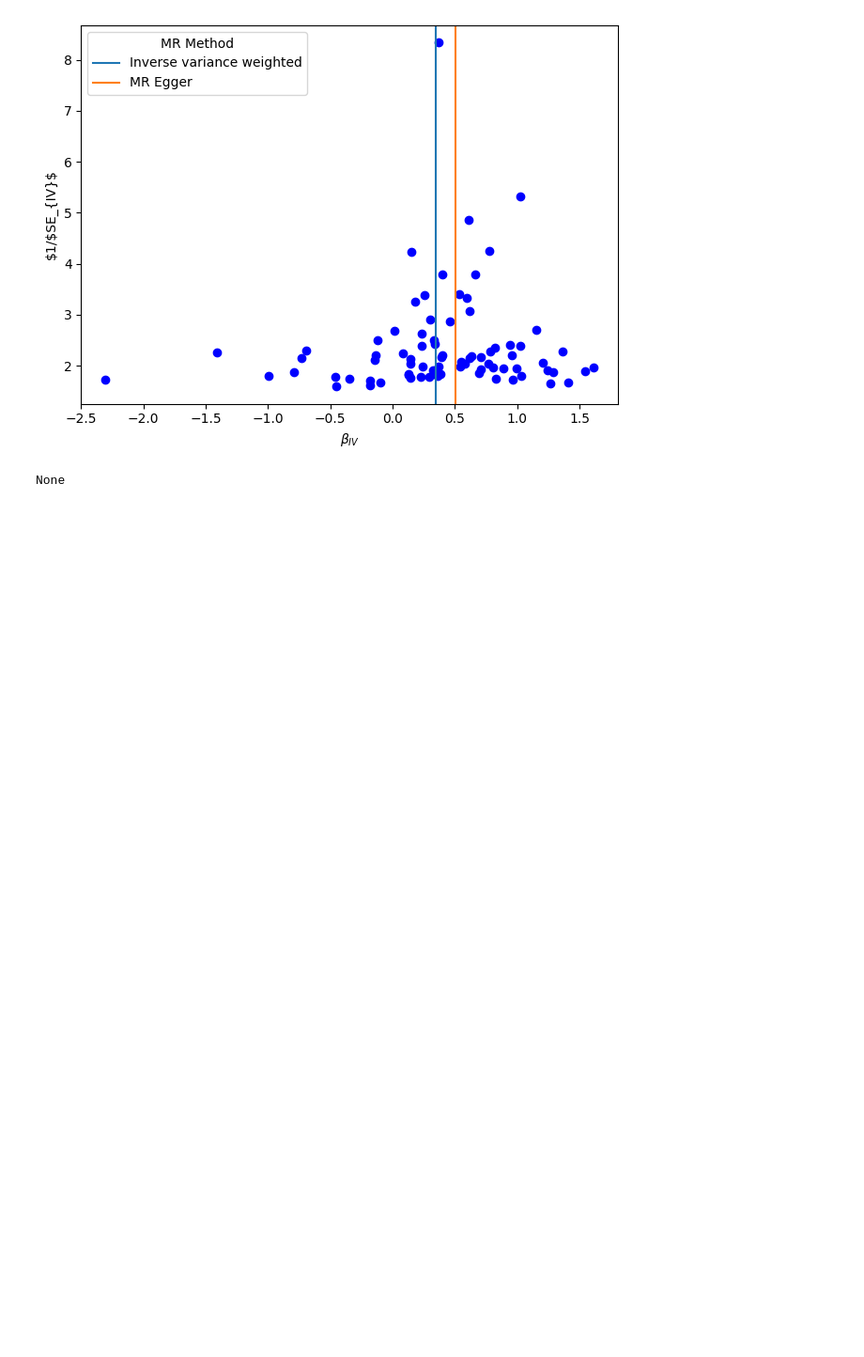
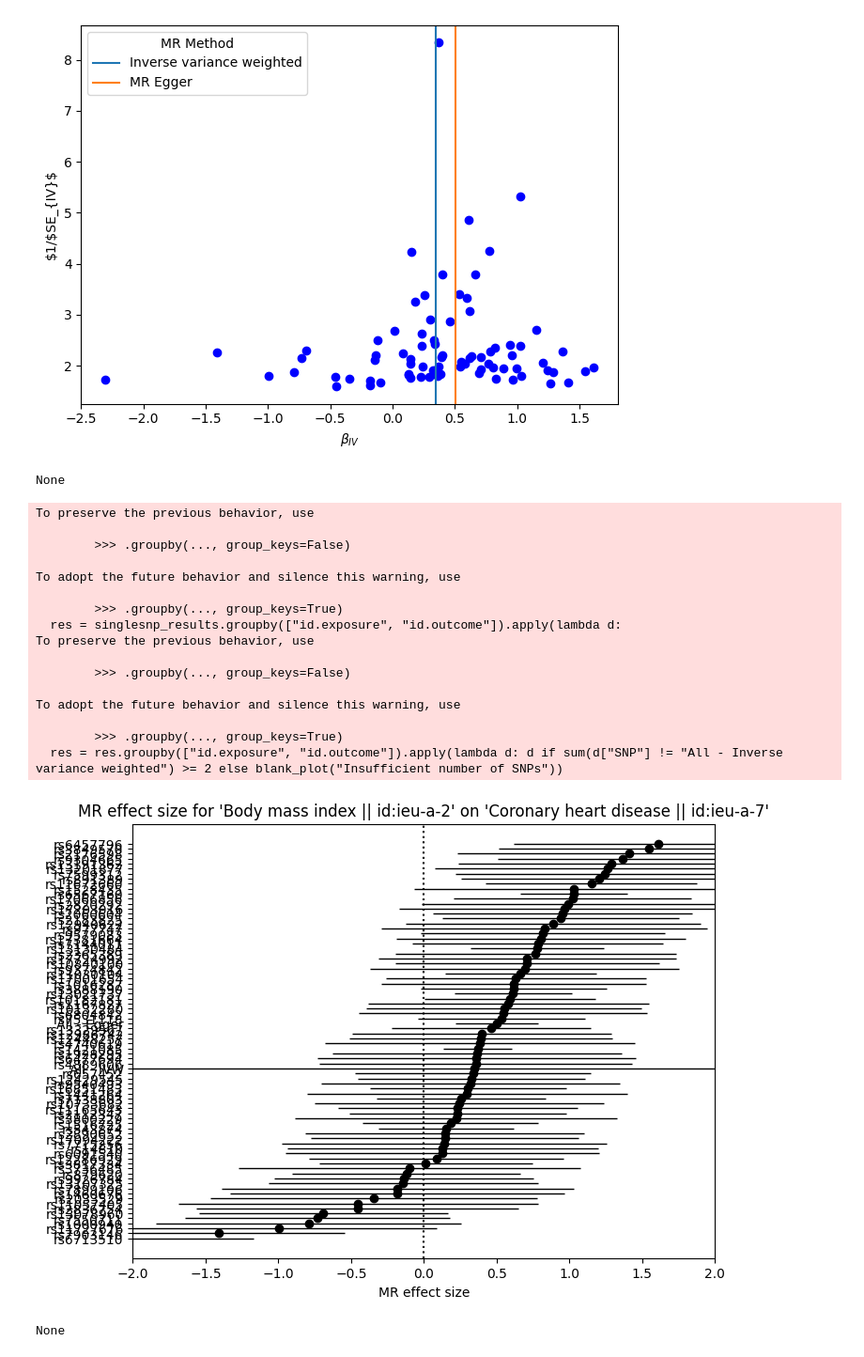
Before and after one commit to nishpatel512/Mendelian-Randomization, a Jupyter notebook: MR WORKFLOW.ipynb, the cells around one changed output. Shown at 94% size. Saved outputs shown, nothing was run; the diff lists cells and outputs as text; code cells hidden in the pictures; blank space fills up the shorter version.

```diff
--- a/MR WORKFLOW.ipynb
+++ b/MR WORKFLOW.ipynb
@@ -262,3 +262,26 @@ See the caveats in the documentation: https://pandas.pydata.org/pandas-docs/stab
   x[x == 0] = 1
 [figure]
 None
+# %%
+from mr_forest_plot import *
+forest_plt = mr_forest_plot(res)
+print (forest_plt)
+# %% [output]
+To preserve the previous behavior, use
+
+        >>> .groupby(..., group_keys=False)
+
+To adopt the future behavior and silence this warning, use
+
+        >>> .groupby(..., group_keys=True)
+  res = singlesnp_results.groupby(["id.exposure", "id.outcome"]).apply(lambda d:
+To preserve the previous behavior, use
+
+        >>> .groupby(..., group_keys=False)
+
+To adopt the future behavior and silence this warning, use
+
+        >>> .groupby(..., group_keys=True)
+  res = res.groupby(["id.exposure", "id.outcome"]).apply(lambda d: d if sum(d["SNP"] != "All - Inverse variance weighted") >= 2 else blank_plot("Insufficient number of SNPs"))
+[figure, added]
+None
```
Also changed, not shown: parts of 1 cell of this notebook, 2 other files.
